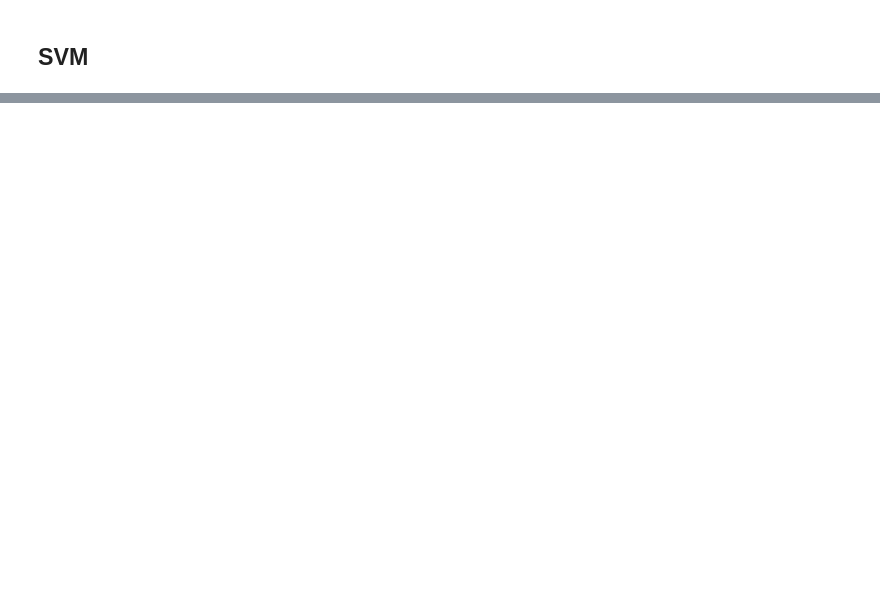
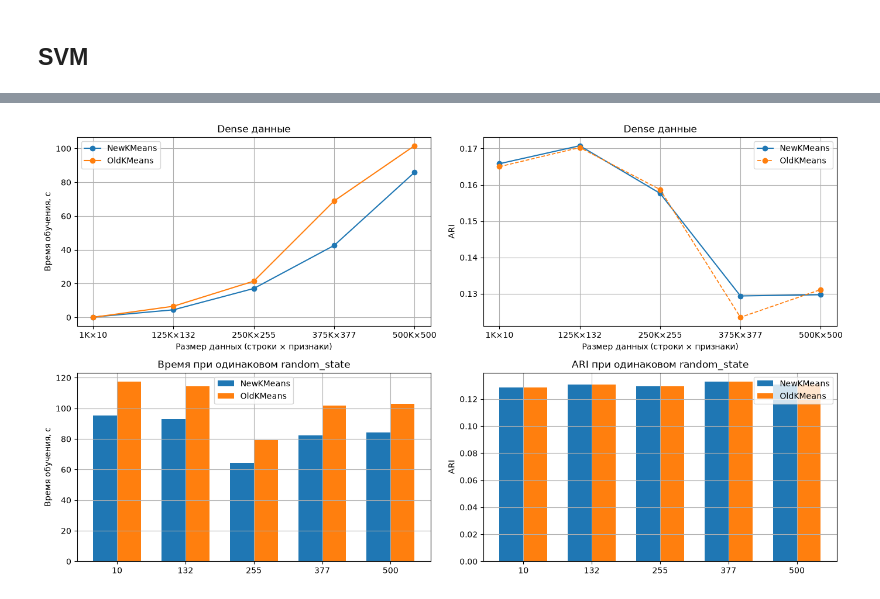
Before and after one commit to ProdUssr/scikit-learn-upgrade, a Jupyter notebook: lib_present/report.ipynb, the cells around one changed output, grey strips where cells are left out. Saved outputs shown, nothing was run; the diff lists cells and outputs as text; code cells hidden in the pictures; blank space fills up the shorter version.

```diff
--- a/lib_present/report.ipynb
+++ b/lib_present/report.ipynb
@@ -33,13 +21,13 @@ import matplotlib.pyplot as plt
 # %%
 def LinReg_comprasion(X_train, X_test, y_train, y_test, N_iter, verbose):
 
-    from lin_mod import NewLinearRegression
+    from sklearn_upgrade.linear_model import LinearRegression as NewLinearRegression
     from sklearn.linear_model import LinearRegression
 
     NewLinReg = NewLinearRegression(n_jobs=1)
     OldLinReg = LinearRegression(n_jobs=1)
 
-    if verbose: print(f"[INFO] X_train size: {X_train.size}\n")
+    if verbose: print(f"[INFO] X_train size: {X_train.shape[0]}\n")
 
     time_arr_new = []
     time_arr_old = []
@@ -232,4 +170,0 @@ plt.show()
-# %%
-X_train, X_test, y_train, y_test = train_test_split(X_colin, y_colin, test_size=0.2)
-
-LinReg_comprasion(X_train, X_test, y_train, y_test, N_iter)
@@ -300,0 +309,80 @@ OldLinReg, итерация - 5: Время - 0.001824 сек.  MAE - 0.0794
+# %%
+N_iter = 2
+n_samples_arr = np.linspace(1_000, 500_000, 5).astype(int)
+n_features_arr = np.linspace(10, 500, 5).astype(int)
+n_fix = 500_000
+m_fix = 200
+
+t_old_rs, t_new_rs, ari_old_rs, ari_new_rs = [], [], [], []
+t_old_ds, t_new_ds, ari_old_ds, ari_new_ds = [], [], [], []
+
+for n, m in zip(n_samples_arr, n_features_arr):
+    X, y = make_classification(n_samples=n, n_features=m, n_classes=2,
+                               random_state=42, n_clusters_per_class=1, n_informative=2)
+    X_train, X_test, y_train, y_test = train_test_split(X, y, test_size=0.2, random_state=42)
+
+    to, ao, tn, an = Kmeans_comprasion(X_train, X_test, y_train, y_test, N_iter, False, None)
+    t_old_ds.append(to)
+    ari_old_ds.append(ao)
+    t_new_ds.append(tn)
+    ari_new_ds.append(an)
+
+rs_list = np.linspace(10, 500, 5).astype(int)
+for rs in rs_list:
+    X, y = make_classification(n_samples=n, n_features=m, n_classes=2,
+                               random_state=42, n_clusters_per_class=1, n_informative=2)
+    X_train, X_test, y_train, y_test = train_test_split(X, y, test_size=0.2, random_state=42)
+    to, ao, tn, an = Kmeans_comprasion(X_train, X_test, y_train, y_test, N_iter, False, rs)
+    t_old_rs.append(to)
+    ari_old_rs.append(ao)
+    t_new_rs.append(tn)
+    ari_new_rs.append(an)
+
+labels = [f"{n//1000}K×{m}" if n>=1000 else f"{n}×{m}" for n, m in zip(n_samples_arr, n_features_arr)]
+x = np.arange(len(labels))
+
+fig, axs = plt.subplots(2, 2, figsize=(14, 8))
+
+axs[0,0].plot(x, t_new_ds, marker='o', label='NewKMeans')
+axs[0,0].plot(x, t_old_ds, marker='o', label='OldKMeans')
+axs[0,0].set_xticks(x, labels)
+axs[0,0].set_xlabel('Размер данных (строки × признаки)')
+axs[0,0].set_ylabel('Время обучения, с')
+axs[0,0].set_title('Dense данные')
+axs[0,0].legend()
+axs[0,0].grid(True)
+
+axs[0,1].plot(x, ari_new_ds, marker='o', label='NewKMeans')
+axs[0,1].plot(x, ari_old_ds, marker='o', label='OldKMeans', linestyle='--', linewidth=1.25)
+axs[0,1].set_xticks(x, labels)
+axs[0,1].set_xlabel('Размер данных (строки × признаки)')
+axs[0,1].set_ylabel('ARI')
+axs[0,1].set_title('Dense данные')
+axs[0,1].legend()
+axs[0,1].grid(True)
+
+x = np.arange(len(rs_list))
+width = 0.35
+
+axs[1,0].bar(x - width/2, t_new_rs, width, label='NewKMeans')
+axs[1,0].bar(x + width/2, t_old_rs, width, label='OldKMeans')
+axs[1,0].set_ylabel('Время обучения, с')
+axs[1,0].set_title('Время при одинаковом random_state')
+axs[1,0].set_xticks(x)
+axs[1,0].set_xticklabels(rs_list)
+axs[1,0].legend()
+axs[1,0].grid(True)
+
+axs[1,1].bar(x - width/2, ari_new_rs, width, label='NewKMeans')
+axs[1,1].bar(x + width/2, ari_old_rs, width, label='OldKMeans')
+axs[1,1].set_ylabel('ARI')
+axs[1,1].set_title('ARI при одинаковом random_state')
+axs[1,1].set_xticks(x)
+axs[1,1].set_xticklabels(rs_list)
+axs[1,1].legend()
+axs[1,1].grid(True)
+
+plt.tight_layout()
+plt.show()
+# %% [output]
+[figure, added]
```
Also changed, not shown: parts of 11 cells of this notebook.
